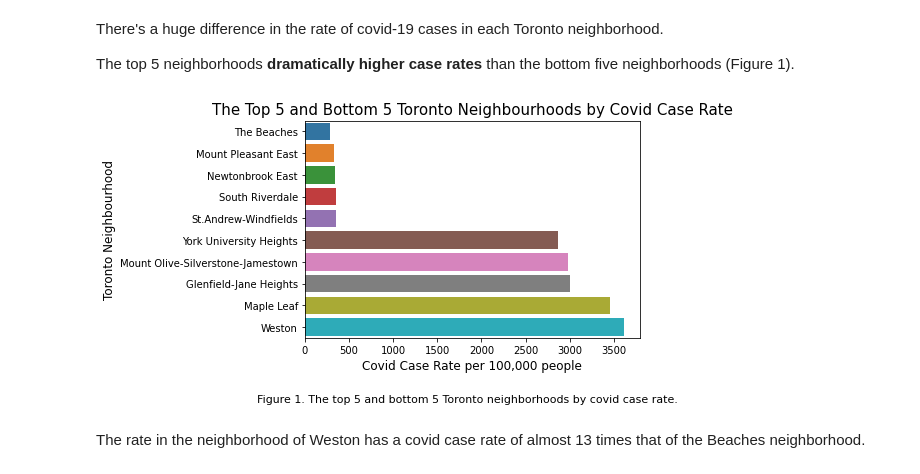
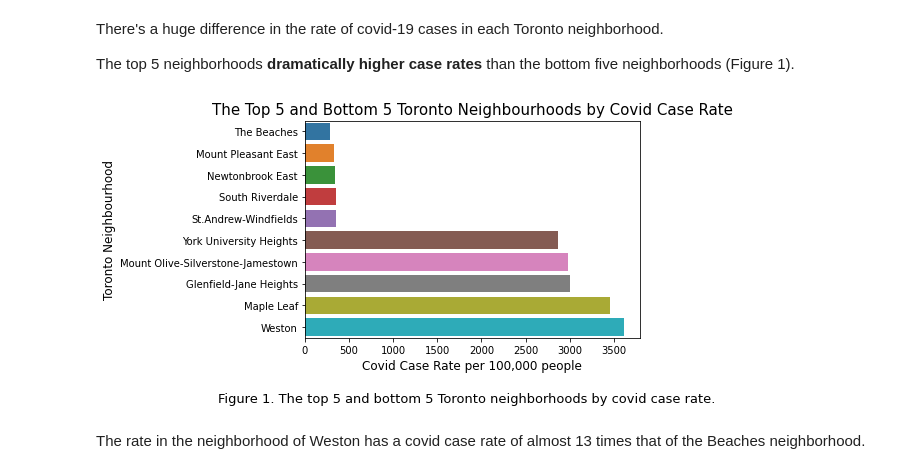
Before and after one commit to alexeimarcilio/GBC, a Jupyter notebook: LR_Project/CovidTO.ipynb, the cells around one changed output. Saved outputs shown, nothing was run; the diff lists cells and outputs as text; code cells hidden in the pictures.

```diff
--- a/LR_Project/CovidTO.ipynb
+++ b/LR_Project/CovidTO.ipynb
@@ -169,18 +159,18 @@ The top 5 neighborhoods **dramatically higher case rates** than the bottom five
 # %%
 sns.reset_orig()
 df = NeighCases[['Neighbourhood Name', "Rate per 100,000 people"]].sort_values("Rate per 100,000 people")
 df.columns = ['Neighbourhood', 'Rate per 100,000 people']
 
 ax = sns.barplot(data=df.head(5).append(df.tail(5)), y='Neighbourhood',x='Rate per 100,000 people',orient='h')
 txt="Figure 1. The top 5 and bottom 5 Toronto neighborhoods by covid case rate."
 # plt.figtext(0.5, 0.01, txt, wrap=True, horizontalalignment='center', fontsize=14)
-plt.figtext(0.5, -0.1, txt, wrap=True, horizontalalignment='center', fontsize=11)
+plt.figtext(0.5, -0.1, txt, wrap=True, horizontalalignment='center', fontsize=13)
 
 plt.title('The Top 5 and Bottom 5 Toronto Neighbourhoods by Covid Case Rate',fontsize= 15)
 plt.xlabel("Covid Case Rate per 100,000 people", fontsize=12)
 plt.ylabel("Toronto Neighbourhood", fontsize=12);
 # %% [output]
-[figure, old version]
+[figure, new version]
 # %% [markdown]
 The rate in the neighborhood of Weston has a covid case rate of almost 13 times that of the Beaches neighborhood.
 # %%
```
Also changed, not shown: parts of 170 cells of this notebook.
